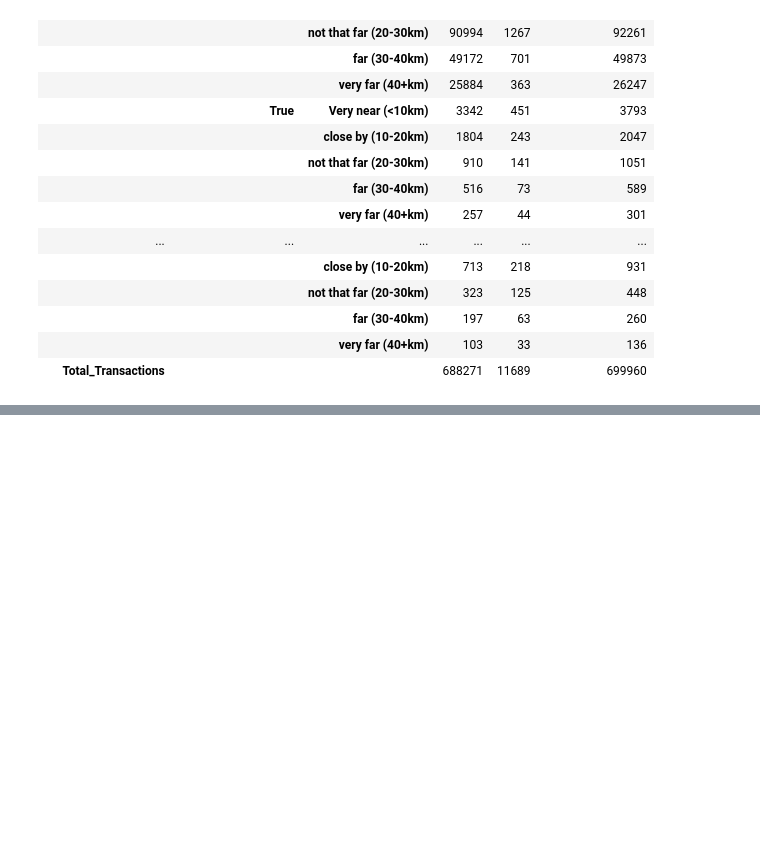
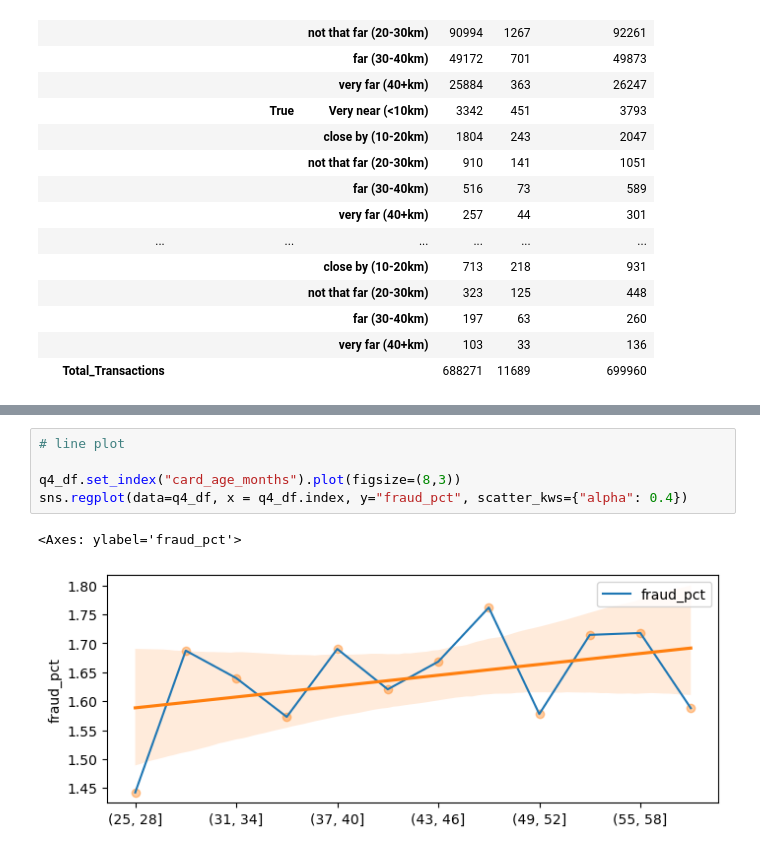
Before and after one commit to ShankTesla/Credit-Card-Fraud-Detection, a Jupyter notebook: notebooks/1.3-gs-exploratory-data-analysis.ipynb, the cells around one changed output, grey strips where cells are left out. Drawn from its saved outputs; the diff is of its cells as text; blank space fills up the shorter version.

```diff
--- a/notebooks/1.3-gs-exploratory-data-analysis.ipynb
+++ b/notebooks/1.3-gs-exploratory-data-analysis.ipynb
@@ -214,0 +293,8 @@ display(counts_ct)
+# %%
+# line plot
+
+q4_df.set_index("card_age_months").plot(figsize=(8,3))
+sns.regplot(data=q4_df, x = q4_df.index, y="fraud_pct", scatter_kws={"alpha": 0.4})
+# %% [output]
+<Axes: ylabel='fraud_pct'>
+[figure, added]
```
Also changed, not shown: parts of 8 cells of this notebook.
